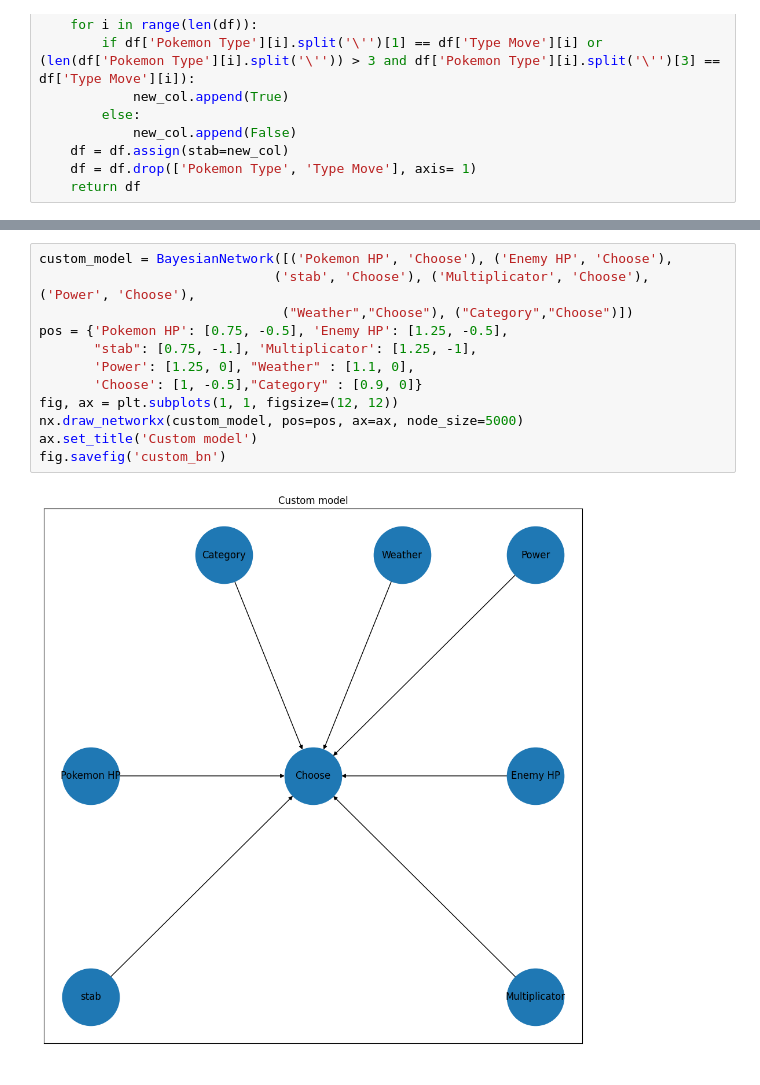
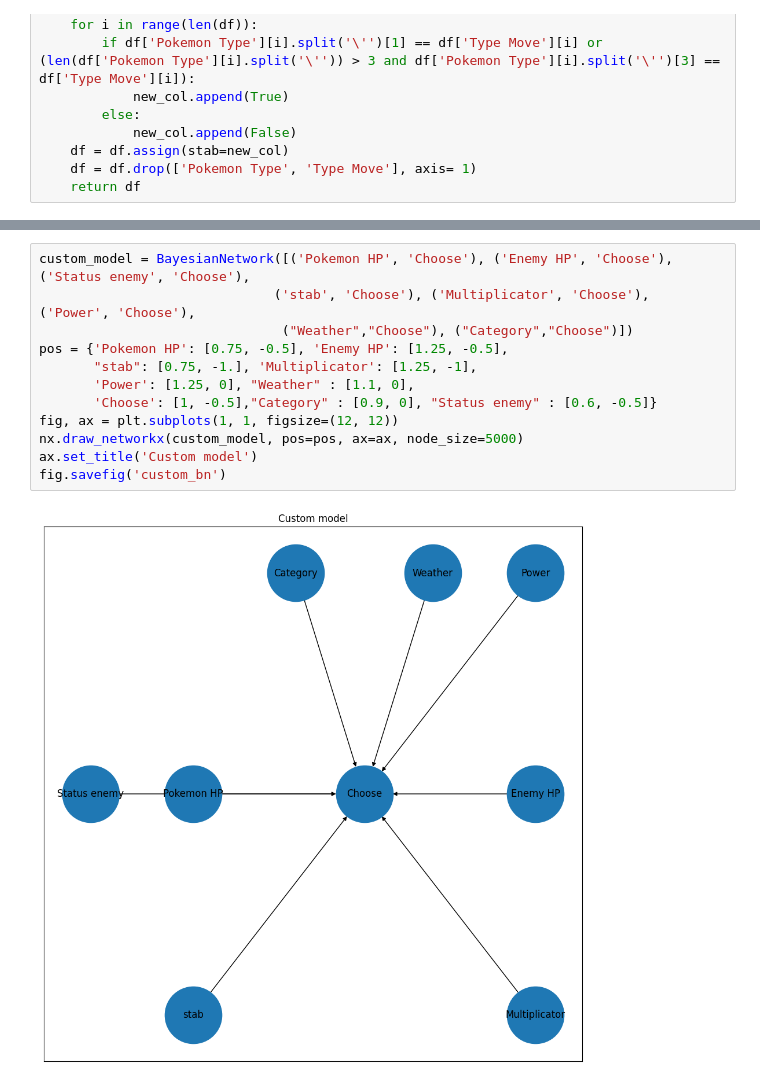
Before and after one commit to TechRufy/showdownBayesian, a Jupyter notebook: showdown/battle_bots/BayesianBot/BayesianNetwork/BayesianPokemon.ipynb, the cells around one changed output, grey strips where cells are left out. Saved outputs shown, nothing was run; the diff lists cells and outputs as text.

```diff
--- a/showdown/battle_bots/BayesianBot/BayesianNetwork/BayesianPokemon.ipynb
+++ b/showdown/battle_bots/BayesianBot/BayesianNetwork/BayesianPokemon.ipynb
@@ -107,17 +108,17 @@ df
 # %%
-custom_model = BayesianNetwork([('Pokemon HP', 'Choose'), ('Enemy HP', 'Choose'),
+custom_model = BayesianNetwork([('Pokemon HP', 'Choose'), ('Enemy HP', 'Choose'), ('Status enemy', 'Choose'),
                               ('stab', 'Choose'), ('Multiplicator', 'Choose'), ('Power', 'Choose'),
                                ("Weather","Choose"), ("Category","Choose")])
 pos = {'Pokemon HP': [0.75, -0.5], 'Enemy HP': [1.25, -0.5],
        "stab": [0.75, -1.], 'Multiplicator': [1.25, -1],
        'Power': [1.25, 0], "Weather" : [1.1, 0],
-       'Choose': [1, -0.5],"Category" : [0.9, 0]}
+       'Choose': [1, -0.5],"Category" : [0.9, 0], "Status enemy" : [0.6, -0.5]}
 fig, ax = plt.subplots(1, 1, figsize=(12, 12))
 nx.draw_networkx(custom_model, pos=pos, ax=ax, node_size=5000)
 ax.set_title('Custom model')
 fig.savefig('custom_bn')
 # %% [output]
-[figure, old version]
+[figure, new version]
 # %%
 
 estimator = BayesianEstimator(model=custom_model, data=df)
```
Also changed, not shown: parts of 11 cells of this notebook, 1 other file.
